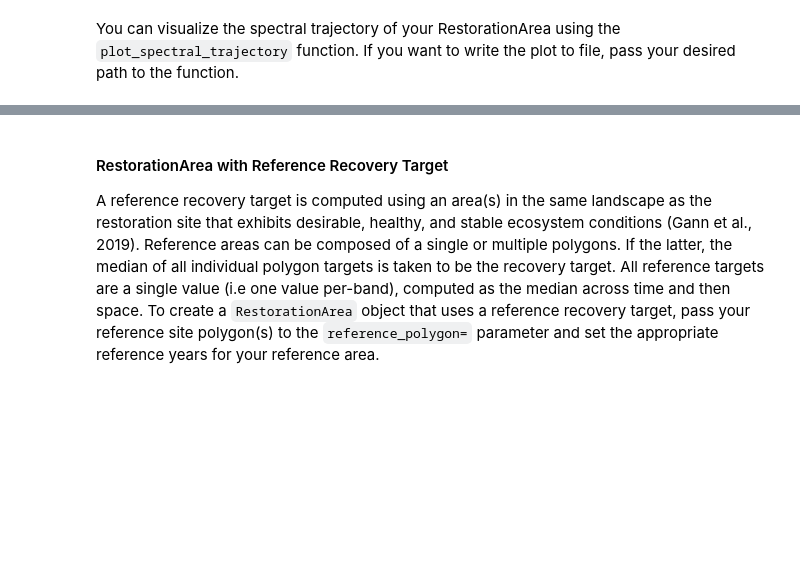
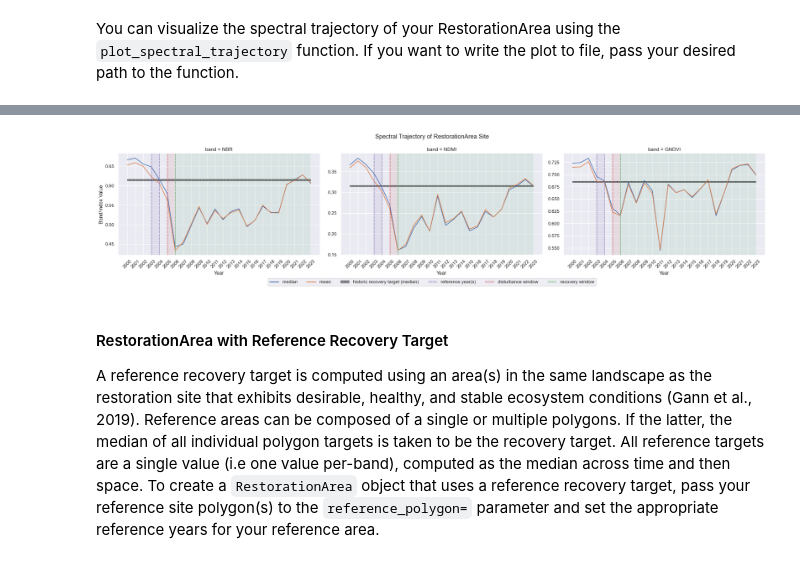
Before and after one commit to PEOPLE-ER/spectral-recovery, a Jupyter notebook: docs/overview_API.ipynb, the cells around one changed output, grey strips where cells are left out. Cells and saved outputs as stored; diff of their text form; code cells hidden in the pictures; blank space fills up the shorter version.

```diff
--- a/docs/overview_API.ipynb
+++ b/docs/overview_API.ipynb
@@ -146,3 +124,7 @@ ra_hist.plot_spectral_trajectory()
+# %%
+ra_hist_pixel.plot_spectral_trajectory()
+# %% [output]
+[figure, added]
 # %% [markdown]
 #### RestorationArea with Reference Recovery Target
 
```
Also changed, not shown: parts of 10 cells of this notebook.
